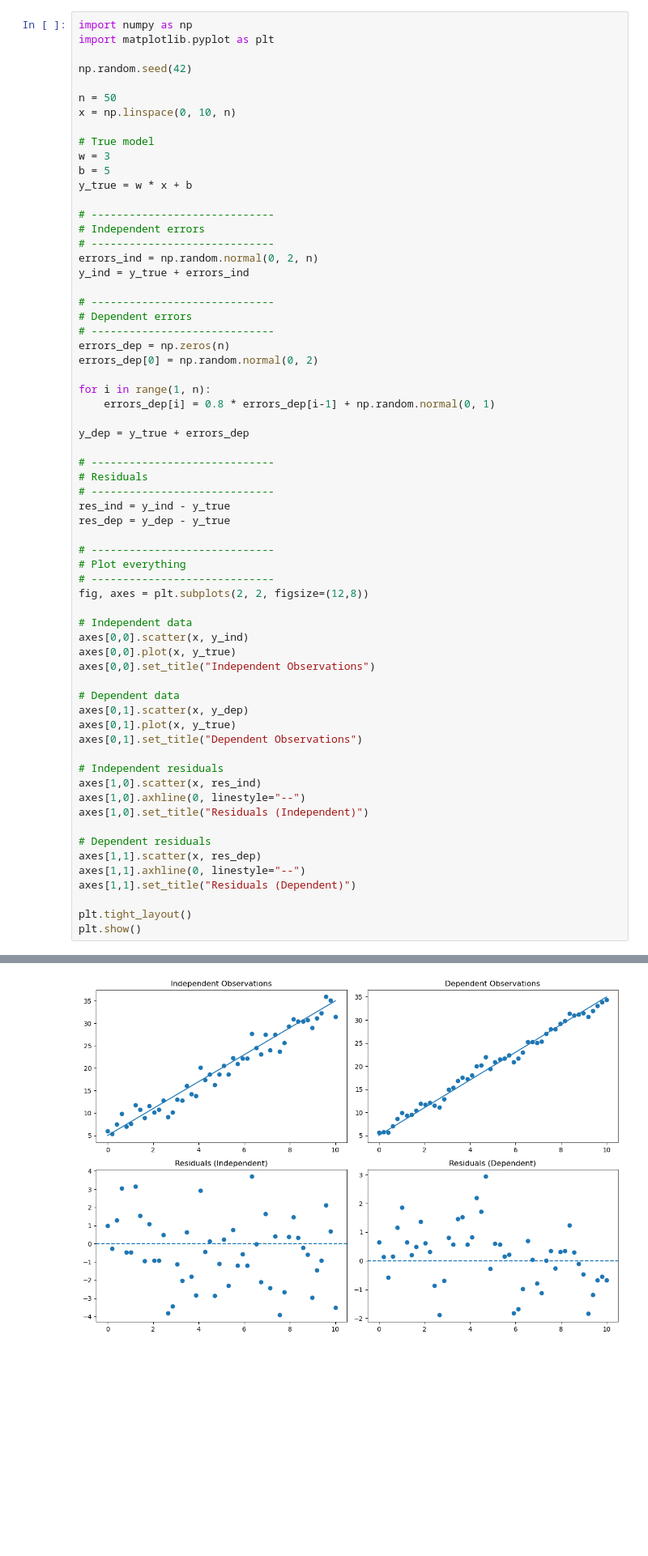
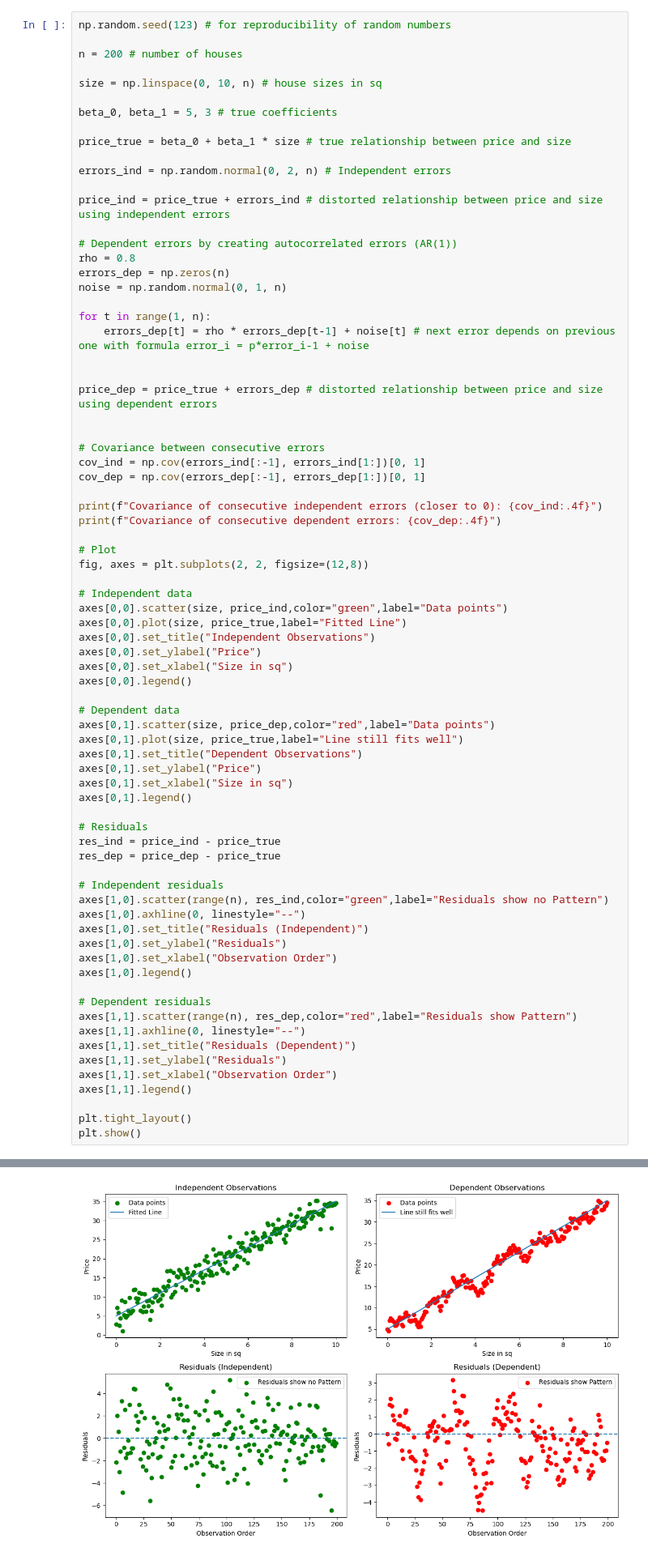
Before and after one commit to jci02/Machine-Learning-Theory, a Jupyter notebook: Supervised Learning/Regression/Linear Regression/Simple Linear Regression.ipynb, the cells around one changed output, grey strips where cells are left out. Shown at 81% size. Saved outputs shown, nothing was run; the diff lists cells and outputs as text; blank space fills up the shorter version.

```diff
--- a/Supervised Learning/Regression/Linear Regression/Simple Linear Regression.ipynb
+++ b/Supervised Learning/Regression/Linear Regression/Simple Linear Regression.ipynb
@@ -186,64 +147,75 @@ plt.show()
 # %%
-import numpy as np
-import matplotlib.pyplot as plt
+np.random.seed(123) # for reproducibility of random numbers
 
-np.random.seed(42)
+n = 200 # number of houses
 
-n = 50
-x = np.linspace(0, 10, n)
+size = np.linspace(0, 10, n) # house sizes in sq
 
-# True model
-w = 3
-b = 5
-y_true = w * x + b
+beta_0, beta_1 = 5, 3 # true coefficients
 
-# -----------------------------
-# Independent errors
-# -----------------------------
-errors_ind = np.random.normal(0, 2, n)
-y_ind = y_true + errors_ind
+price_true = beta_0 + beta_1 * size # true relationship between price and size
 
-# -----------------------------
-# Dependent errors
-# -----------------------------
+errors_ind = np.random.normal(0, 2, n) # Independent errors
+
+price_ind = price_true + errors_ind # distorted relationship between price and size using independent errors
+
+# Dependent errors by creating autocorrelated errors (AR(1))
+rho = 0.8
 errors_dep = np.zeros(n)
-errors_dep[0] = np.random.normal(0, 2)
+noise = np.random.normal(0, 1, n)
 
-for i in range(1, n):
-    errors_dep[i] = 0.8 * errors_dep[i-1] + np.random.normal(0, 1)
+for t in range(1, n):
+    errors_dep[t] = rho * errors_dep[t-1] + noise[t] # next error depends on previous one with formula error_i = p*error_i-1 + noise
 
-y_dep = y_true + errors_dep
 
-# -----------------------------
-# Residuals
-# -----------------------------
-res_ind = y_ind - y_true
-res_dep = y_dep - y_true
+price_dep = price_true + errors_dep # distorted relationship between price and size using dependent errors
 
-# -----------------------------
-# Plot everything
-# -----------------------------
+
+# Covariance between consecutive errors
+cov_ind = np.cov(errors_ind[:-1], errors_ind[1:])[0, 1]
+cov_dep = np.cov(errors_dep[:-1], errors_dep[1:])[0, 1]
+
+print(f"Covariance of consecutive independent errors (closer to 0): {cov_ind:.4f}")
+print(f"Covariance of consecutive dependent errors: {cov_dep:.4f}")
+
+# Plot
 fig, axes = plt.subplots(2, 2, figsize=(12,8))
 
 # Independent data
-axes[0,0].scatter(x, y_ind)
-axes[0,0].plot(x, y_true)
+axes[0,0].scatter(size, price_ind,color="green",label="Data points")
+axes[0,0].plot(size, price_true,label="Fitted Line")
 axes[0,0].set_title("Independent Observations")
+axes[0,0].set_ylabel("Price")
+axes[0,0].set_xlabel("Size in sq")
+axes[0,0].legend()
 
 # Dependent data
-axes[0,1].scatter(x, y_dep)
-axes[0,1].plot(x, y_true)
+axes[0,1].scatter(size, price_dep,color="red",label="Data points")
+axes[0,1].plot(size, price_true,label="Line still fits well")
 axes[0,1].set_title("Dependent Observations")
+axes[0,1].set_ylabel("Price")
+axes[0,1].set_xlabel("Size in sq")
+axes[0,1].legend()
+
+# Residuals
+res_ind = price_ind - price_true
+res_dep = price_dep - price_true
 
 # Independent residuals
-axes[1,0].scatter(x, res_ind)
+axes[1,0].scatter(range(n), res_ind,color="green",label="Residuals show no Pattern")
 axes[1,0].axhline(0, linestyle="--")
 axes[1,0].set_title("Residuals (Independent)")
+axes[1,0].set_ylabel("Residuals")
+axes[1,0].set_xlabel("Observation Order")
+axes[1,0].legend()
 
 # Dependent residuals
-axes[1,1].scatter(x, res_dep)
+axes[1,1].scatter(range(n), res_dep,color="red",label="Residuals show Pattern")
 axes[1,1].axhline(0, linestyle="--")
 axes[1,1].set_title("Residuals (Dependent)")
+axes[1,1].set_ylabel("Residuals")
+axes[1,1].set_xlabel("Observation Order")
+axes[1,1].legend()
 
 plt.tight_layout()
 plt.show()
@@ -251 +225 @@ plt.show()
-[figure, old version]
+[figure, new version]
```
Also changed, not shown: parts of 22 cells of this notebook, 1 other file.
